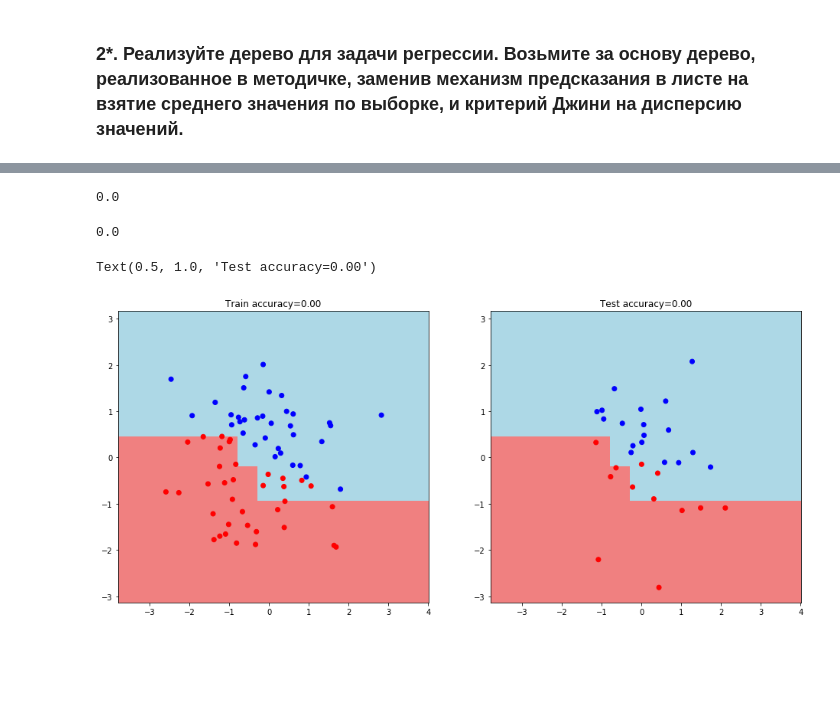
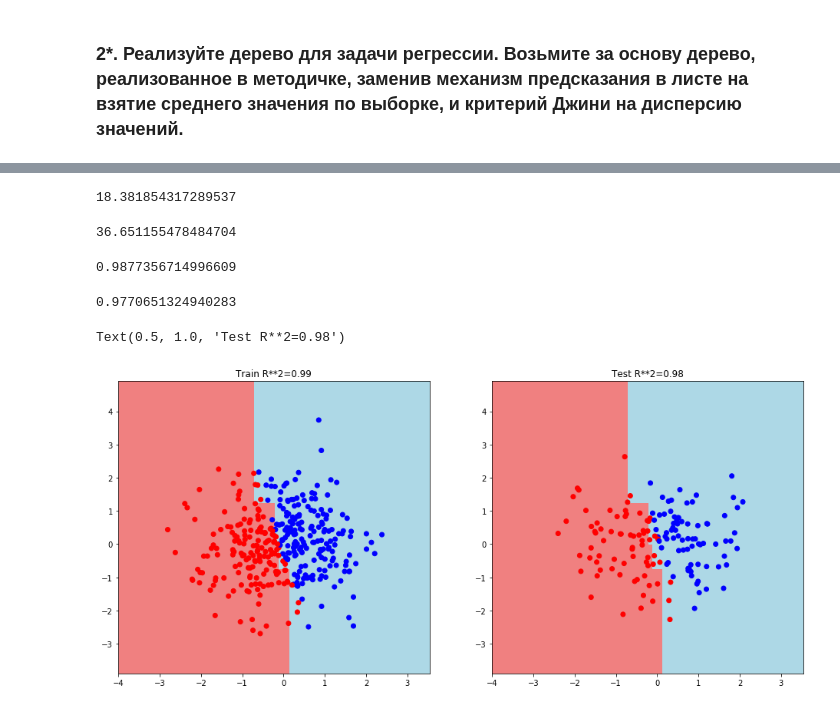
Before and after one commit to navagdenie/AlgDataAn, a Jupyter notebook: Lesson_4_Homework.ipynb, the cells around one changed output, grey strips where cells are left out. Drawn from its saved outputs; the diff is of its cells as text; code cells hidden in the pictures; blank space fills up the shorter version.

```diff
--- a/Lesson_4_Homework.ipynb
+++ b/Lesson_4_Homework.ipynb
@@ -275,7 +510,8 @@ Text(0.5, 1.0, 'Test accuracy=95.00')
 ### 2*. Реализуйте дерево для задачи регрессии. Возьмите за основу дерево, реализованное в методичке, заменив механизм предсказания в листе на взятие среднего значения по выборке, и критерий Джини на дисперсию значений.
 # %%
 # сгенерируем данные
-regression_data, regression_targets = datasets.make_regression(n_features = 2, n_informative = 2, random_state=33)
+regression_data, regression_targets = datasets.make_regression(n_samples=500, n_features = 2, n_informative = 2,
+                                                               random_state=33)
 # %%
 # визуализируем сгенерированные данные
 colors = ListedColormap(['red', 'blue'])
@@ -464,38 +703,52 @@ def regr_accuracy_metric(actual, predicted):
 # %%
 # Точность на обучающей выборке
-regr_train_accuracy = regr_accuracy_metric(train_targets, regr_train_answers)
-regr_train_accuracy
+train_mse = calc_mse(train_targets, regr_train_answers)
+train_mse
 # %% [output]
-0.0
+18.381854317289537
 # %%
 # Точность на тестовой выборке
-regr_test_accuracy = regr_accuracy_metric(test_targets, regr_answers)
-test_accuracy
+test_mse = calc_mse(test_targets, regr_answers)
+test_mse
 # %% [output]
-0.0
+36.651155478484704
+# %%
+# Точность на обучающей выборке
+train_r2 = calc_r2(train_targets, regr_train_answers)
+train_r2
+# %% [output]
+0.9877356714996609
+# %%
+# Точность на тестовой выборке
+test_r2 = calc_r2(test_targets, regr_answers)
+test_r2
+# %% [output]
+0.9770651324940283
 # %%
 # Визуализируем дерево на графике
 
 def get_meshgrid(data, step=.05, border=1.2):
     x_min, x_max = data[:, 0].min() - border, data[:, 0].max() + border
     y_min, y_max = data[:, 1].min() - border, data[:, 1].max() + border
     return np.meshgrid(np.arange(x_min, x_max, step), np.arange(y_min, y_max, step))
 
 plt.figure(figsize = (16, 7))
 
 # график обучающей выборки
 plt.subplot(1,2,1)
 xx, yy = get_meshgrid(train_data)
 mesh_predictions = np.array(regr_predict(np.c_[xx.ravel(), yy.ravel()], my_tree_regr)).reshape(xx.shape)
 plt.pcolormesh(xx, yy, mesh_predictions, cmap = light_colors)
 plt.scatter(train_data[:, 0], train_data[:, 1], c = train_targets, cmap = colors)
-plt.title(f'Train accuracy={regr_train_accuracy:.2f}')
+#plt.title(f'Train MSE={train_mse:.2f}')
+plt.title(f'Train R**2={train_r2:.2f}')
 
 # график тестовой выборки
 plt.subplot(1,2,2)
 plt.pcolormesh(xx, yy, mesh_predictions, cmap = light_colors)
 plt.scatter(test_data[:, 0], test_data[:, 1], c = test_targets, cmap = colors)
-plt.title(f'Test accuracy={regr_test_accuracy:.2f}')
+#plt.title(f'Test MSE={test_mse:.2f}')
+plt.title(f'Test R**2={test_r2:.2f}')
 # %% [output]
-Text(0.5, 1.0, 'Test accuracy=0.00')
+Text(0.5, 1.0, 'Test R**2=0.98')
-[figure, old version]
+[figure, new version]
```
Also changed, not shown: parts of 52 cells of this notebook.
